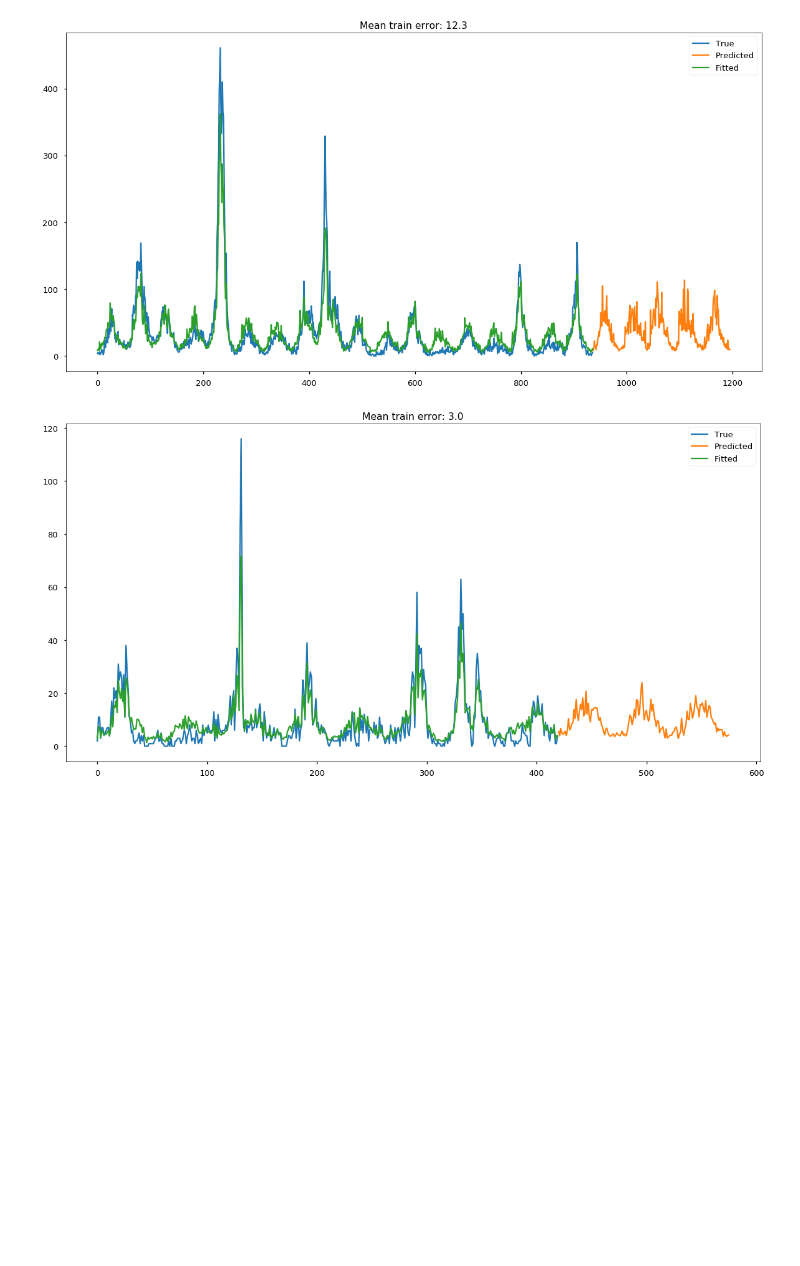
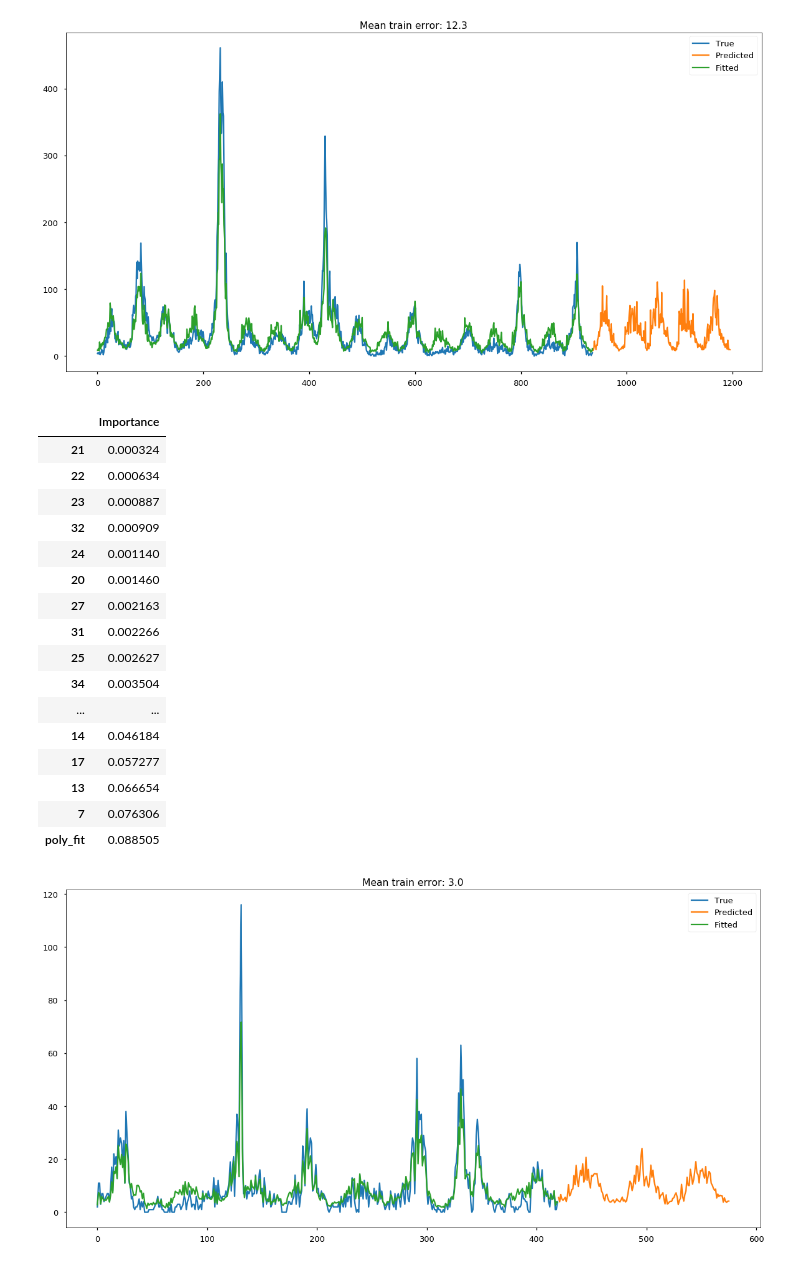
Before and after one commit to chrisgschon/DengAI, a Jupyter notebook: notebooks/Make_Submissions.ipynb, the cells around one changed output. Cells and saved outputs as stored; diff of their text form; code cells hidden in the pictures; blank space fills up the shorter version.

Commit message:
Importance tweak

```diff
--- a/notebooks/Make_Submissions.ipynb
+++ b/notebooks/Make_Submissions.ipynb
@@ -72,6 +52,29 @@ def fit_and_predict(train, test, mod):
 a, b, c = fit_and_predict(sj_feature_train, sj_feature_test, sj_model)
 # %% [output]
 [figure]
+# %%
+importance = sj_model.feature_importances_
+importance = pd.DataFrame(importance, index=sj_feature_train.drop('total_cases', axis = 1).columns,
+                          columns=["Importance"])
+importance.sort_values(by = 'Importance')
+# %% [output]
+|  | Importance |
+| 21 | 0.000324 |
+| 22 | 0.000634 |
+| 23 | 0.000887 |
+| 32 | 0.000909 |
+| 24 | 0.001140 |
+| 20 | 0.001460 |
+| 27 | 0.002163 |
+| 31 | 0.002266 |
+| 25 | 0.002627 |
+| 34 | 0.003504 |
+| ... | ... |
+| 14 | 0.046184 |
+| 17 | 0.057277 |
+| 13 | 0.066654 |
+| 7 | 0.076306 |
+| poly_fit | 0.088505 |
 # %%
 a, b, c = fit_and_predict(iq_feature_train.iloc[100:,:], iq_feature_test, iq_model)
 # %% [output]
```
Also changed, not shown: parts of 1 cell of this notebook.
